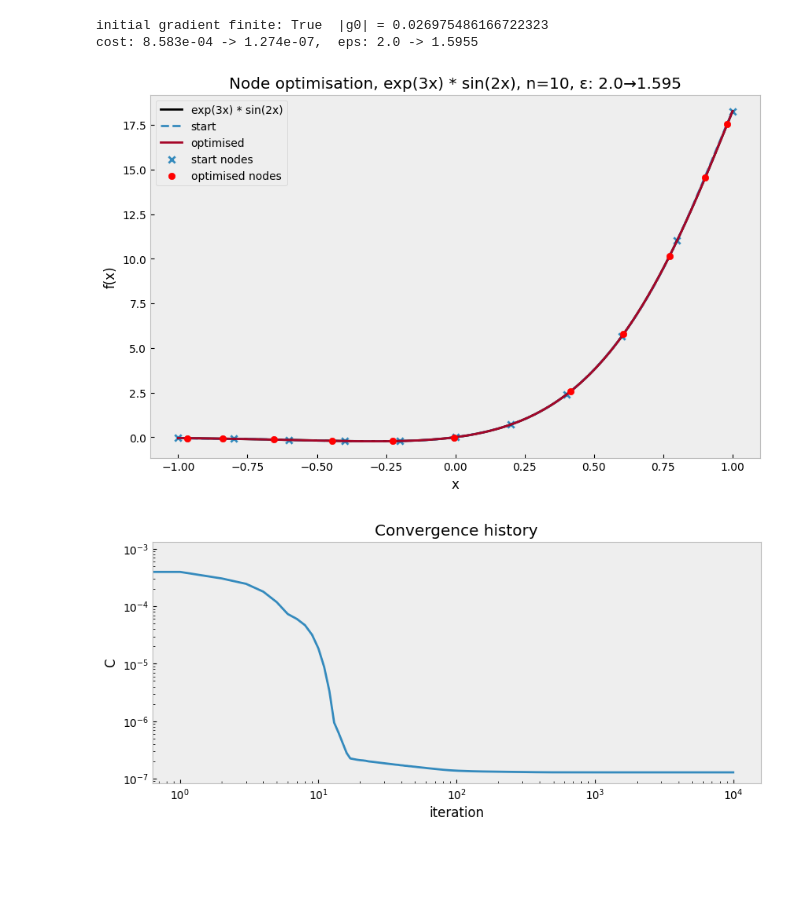
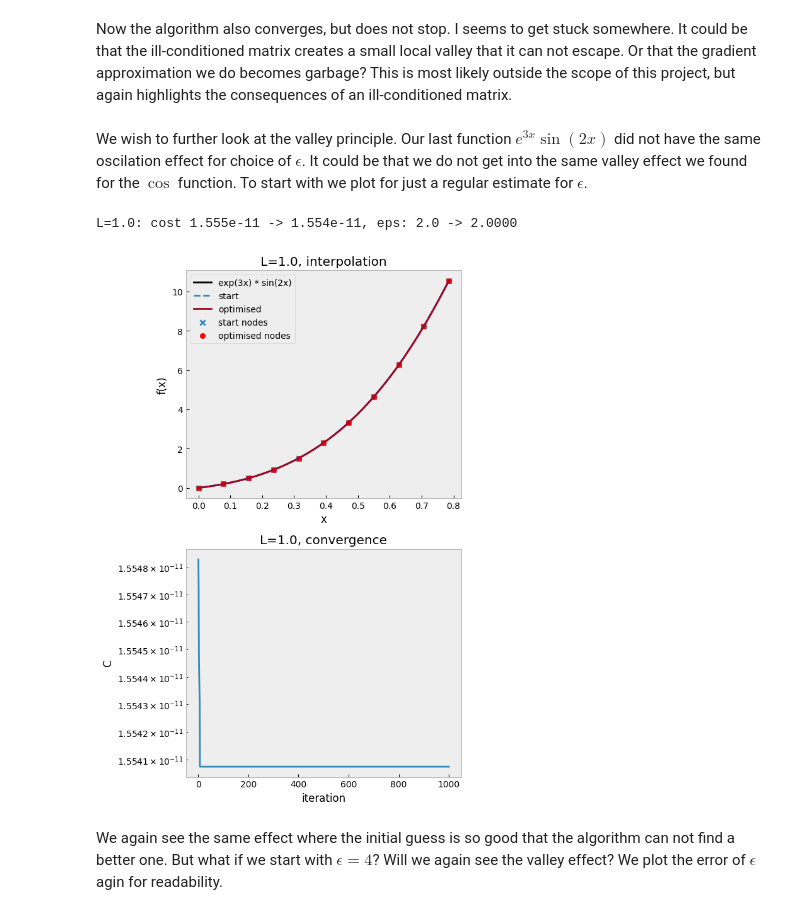
Before and after one commit to Akaada/TMA4215_NumericalMathematics_project1, a Jupyter notebook: taske.ipynb, the cells around one changed output. Saved outputs shown, nothing was run; the diff lists cells and outputs as text; code cells hidden in the pictures; blank space fills up the shorter version.

```diff
--- a/taske.ipynb
+++ b/taske.ipynb
@@ -41,7 +127,11 @@ cost: 8.023e-08 -> 5.527e-10,  eps: 4 -> 4.5583
+# %% [markdown]
+Now the algorithm also converges, but does not stop. I seems to get stuck somewhere. It could be that the ill-conditioned matrix creates a small local valley that it can not escape. Or that the gradient approximation we do becomes garbage? This is most likely outside the scope of this project, but again highlights the consequences of an ill-conditioned matrix.
+# %% [markdown]
+We wish to further look at the valley principle. Our last function $e^{3x}\sin(2x)$ did not have the same oscilation effect for choice of $\epsilon$. It could be that we do not get into the same valley effect we found for the $\cos$ function. To start with we plot for just a regular estimate for $\epsilon$.
 # %%
-x_opt, eps_opt, c0, c1, hist = optimize_nodes(f_expsin_torch, -1.0, 1.0, epsilon=2.0, n=10,iters=10000)
+result = optimize_nodes(f_expsin_torch, 0, torch.pi/4, epsilon=2.0, n=10,iters=1000)
 # %% [output]
-initial gradient finite: True  |g0| = 0.026975486166722323
-cost: 8.583e-04 -> 1.274e-07,  eps: 2.0 -> 1.5955
+L=1.0: cost 1.555e-11 -> 1.554e-11, eps: 2.0 -> 2.0000
-[figure, old version]
+[figure, new version]
-[figure, removed]
+# %% [markdown]
+We again see the same effect where the initial guess is so good that the algorithm can not find a better one. But what if we start with $\epsilon = 4$? Will we again see the valley effect? We plot the error of $\epsilon$ agin for readability.
```
Also changed, not shown: parts of 27 cells of this notebook, 1 other file.
